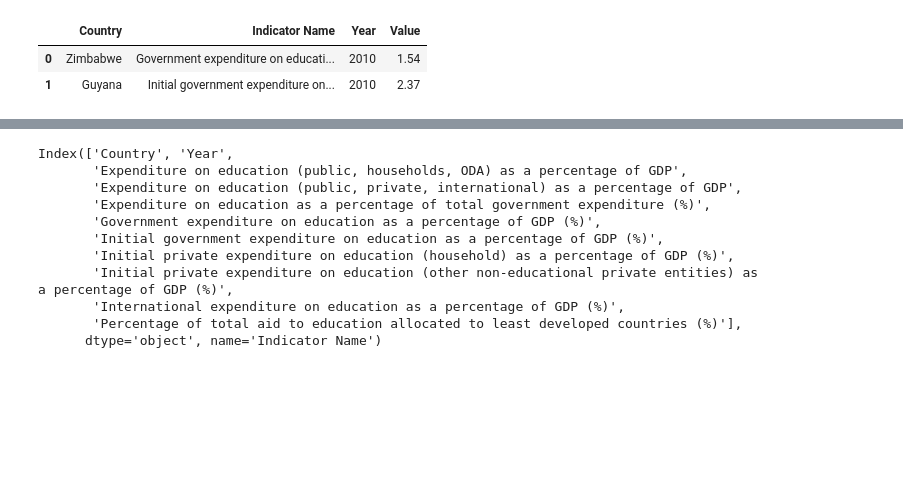
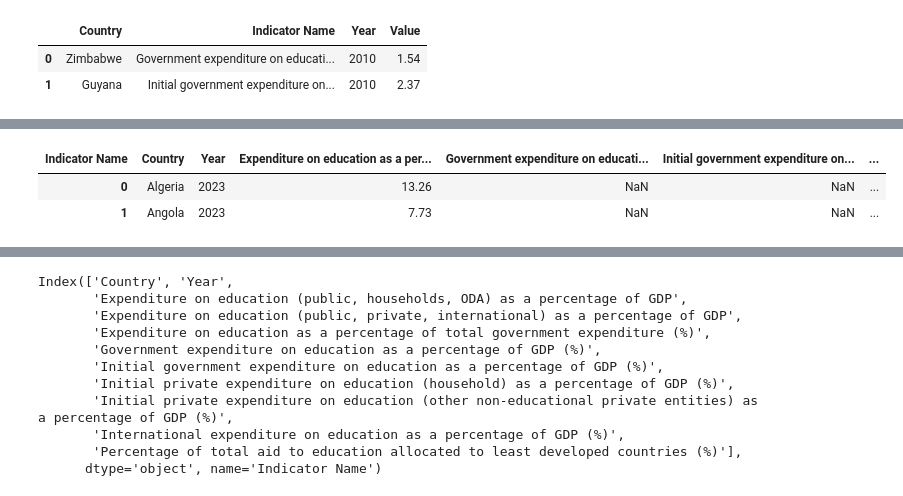
Before and after one commit to Gracious-Ogbeme/Panda-Premiere-Project, a Jupyter notebook: preprocessing and model dev/data preprocessing.ipynb, the cells around one changed output, grey strips where cells are left out. Drawn from its saved outputs; the diff is of its cells as text; code cells hidden in the pictures; blank space fills up the shorter version.

Commit message:
corrected preprocessing and model dev

```diff
--- a/preprocessing and model dev/data preprocessing.ipynb
+++ b/preprocessing and model dev/data preprocessing.ipynb
@@ -57,3 +57,7 @@ df.head(2)
 |  | Country | Indicator Name | Year | Value |
 | 0 | Zimbabwe | Government expenditure on educati... | 2010 | 1.54 |
 | 1 | Guyana | Initial government expenditure on... | 2010 | 2.37 |
+# %%
+# a dataframe for 2023 which will be used to test the models built
+
+df_2023 = df[df['Year'] == 2023]
@@ -59,0 +89,6 @@ df.head(2)
+# %%
+df_2023_pivoted.head(2)
+# %% [output]
+| Indicator Name | Country | Year | Expenditure on education as a per... | Government expenditure on educati... | Initial government expenditure on... | ... |
+| 0 | Algeria | 2023 | 13.26 | NaN | NaN | ... |
+| 1 | Angola | 2023 | 7.73 | NaN | NaN | ... |
```
Also changed, not shown: parts of 26 cells of this notebook, 3 other files.
